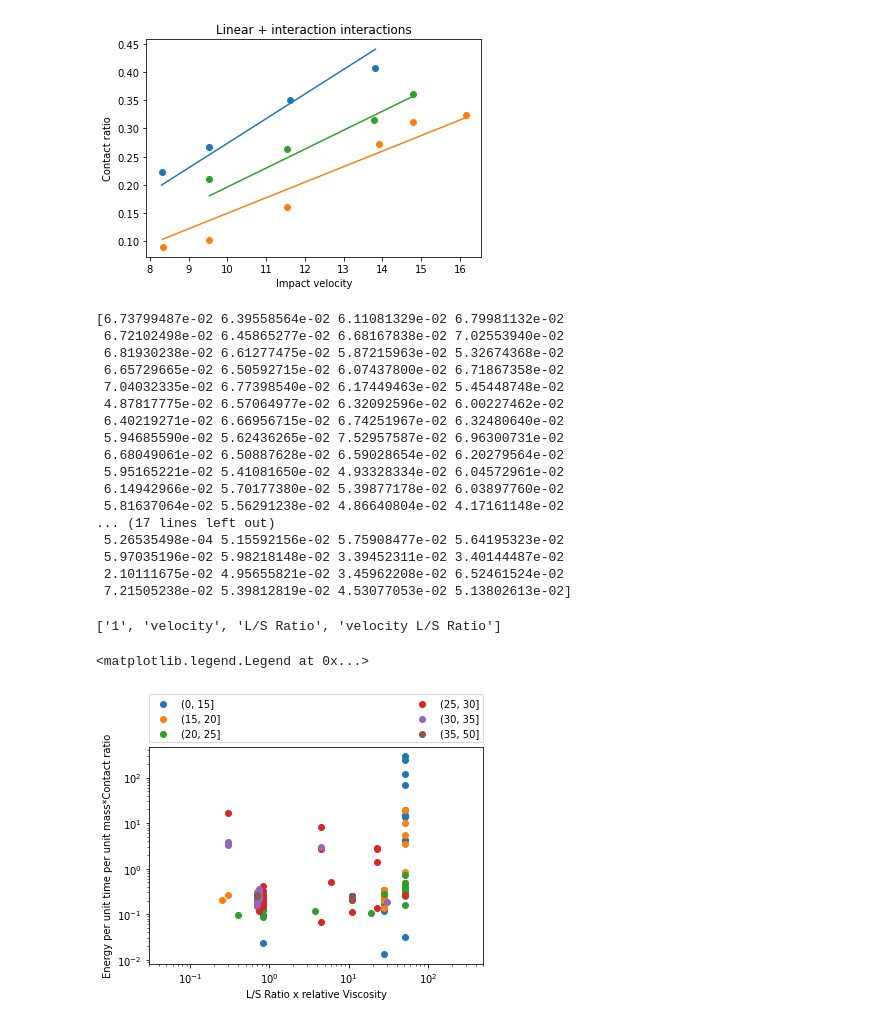
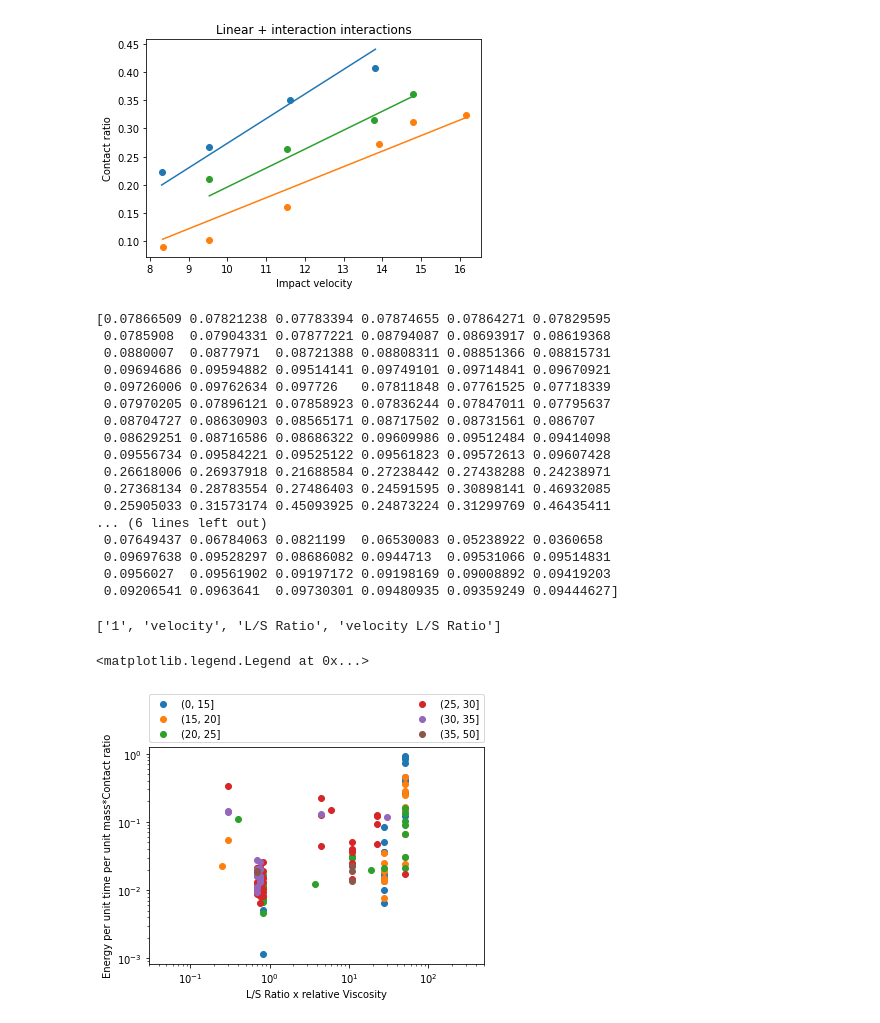
Before and after one commit to csampat/Physics-Constrained-Supervised-Autoencoders-, a Jupyter notebook: src/multivariateFit.ipynb, the cells around one changed output. Drawn from its saved outputs; the diff is of its cells as text; code cells hidden in the pictures.

Commit message:
updated rpm to per second in plot instead of per minute

```diff
--- a/src/multivariateFit.ipynb
+++ b/src/multivariateFit.ipynb
@@ -93,7 +94,7 @@ Text(0, 0.5, 'Contact ratio')
 [figure]
 # %%
 datafile = pd.read_csv('dataFiles/test_data1_WithOutputs_withCalculatedValues.csv')
-numer = (datafile['DetTorque']*datafile['RPM (1/s)']) / (datafile['FlowRate (kg/hr)']*datafile['DetMRT']*(datafile['Vol free']/datafile['Vol max']))
+numer = (datafile['DetTorque']*datafile['RPM (1/s)']) / (60*datafile['FlowRate (kg/hr)']*datafile['DetMRT']*(datafile['Vol free']/datafile['Vol max']))
 datafile['velocity'] = np.sqrt(2*np.array(numer))
 velocity = datafile['velocity']
 lsratio = datafile['L/S Ratio']
@@ -105,42 +106,43 @@ ratio = pre/(1-pre)
 print(ratio)
 poly1.get_feature_names(inputframes.columns)
 # %% [output]
-[6.73799487e-02 6.39558564e-02 6.11081329e-02 6.79981132e-02
- 6.72102498e-02 6.45865277e-02 6.68167838e-02 7.02553940e-02
- 6.81930238e-02 6.61277475e-02 5.87215963e-02 5.32674368e-02
- 6.65729665e-02 6.50592715e-02 6.07437800e-02 6.71867358e-02
- 7.04032335e-02 6.77398540e-02 6.17449463e-02 5.45448748e-02
- 4.87817775e-02 6.57064977e-02 6.32092596e-02 6.00227462e-02
- 6.40219271e-02 6.66956715e-02 6.74251967e-02 6.32480640e-02
- 5.94685590e-02 5.62436265e-02 7.52957587e-02 6.96300731e-02
- 6.68049061e-02 6.50887628e-02 6.59028654e-02 6.20279564e-02
- 5.95165221e-02 5.41081650e-02 4.93328334e-02 6.04572961e-02
- 6.14942966e-02 5.70177380e-02 5.39877178e-02 6.03897760e-02
- 5.81637064e-02 5.56291238e-02 4.86640804e-02 4.17161148e-02
-... (17 lines left out)
- 5.26535498e-04 5.15592156e-02 5.75908477e-02 5.64195323e-02
- 5.97035196e-02 5.98218148e-02 3.39452311e-02 3.40144487e-02
- 2.10111675e-02 4.95655821e-02 3.45962208e-02 6.52461524e-02
- 7.21505238e-02 5.39812819e-02 4.53077053e-02 5.13802613e-02]
+[0.07866509 0.07821238 0.07783394 0.07874655 0.07864271 0.07829595
+ 0.0785908  0.07904331 0.07877221 0.08794087 0.08693917 0.08619368
+ 0.0880007  0.0877971  0.08721388 0.08808311 0.08851366 0.08815731
+ 0.09694686 0.09594882 0.09514141 0.09749101 0.09714841 0.09670921
+ 0.09726006 0.09762634 0.097726   0.07811848 0.07761525 0.07718339
+ 0.07970205 0.07896121 0.07858923 0.07836244 0.07847011 0.07795637
+ 0.08704727 0.08630903 0.08565171 0.08717502 0.08731561 0.086707
+ 0.08629251 0.08716586 0.08686322 0.09609986 0.09512484 0.09414098
+ 0.09556734 0.09584221 0.09525122 0.09561823 0.09572613 0.09607428
+ 0.26618006 0.26937918 0.21688584 0.27238442 0.27438288 0.24238971
+ 0.27368134 0.28783554 0.27486403 0.24591595 0.30898141 0.46932085
+ 0.25905033 0.31573174 0.45093925 0.24873224 0.31299769 0.46435411
+... (6 lines left out)
+ 0.07649437 0.06784063 0.0821199  0.06530083 0.05238922 0.0360658
+ 0.09697638 0.09528297 0.08686082 0.0944713  0.09531066 0.09514831
+ 0.0956027  0.09561902 0.09197172 0.09198169 0.09008892 0.09419203
+ 0.09206541 0.0963641  0.09730301 0.09480935 0.09359249 0.09444627]
 ['1', 'velocity', 'L/S Ratio', 'velocity L/S Ratio']
 # %%
 fig,ax = plt.subplots()
 datafile['numer'] = numer*pre
 ranges = [0,15,20,25,30,35,50]
 groups = datafile.groupby(pd.cut(datafile['Extent of gran'],ranges))
 for val, group in groups:
     ax.scatter(group['L/S Ratio']*group['Binder Viscosity (mPa.s)'] / 0.001, group['numer'],label=val)
 plt.xlabel('L/S Ratio x relative Viscosity')
 plt.ylabel('Energy per unit time per unit mass*Contact ratio')
 plt.xscale("log")
 plt.yscale("log")
 plt.xlim([3e-2,500])
 plt.xticks([1e-1,1e0,1e1,1e2])
+plt.yticks([1e-3,1e-2,1e-1,1])
 ax.legend(bbox_to_anchor=(0., 1.02, 1., .102), loc='lower left',
            ncol=2, mode="expand", borderaxespad=0.)
 # %% [output]
 <matplotlib.legend.Legend at 0x...>
-[figure, old version]
+[figure, new version]
 # %%
 X_poly_new = poly.fit_transform(inputframes)
 pre = np.abs(clf.predict(X_poly_new))
```
Also changed, not shown: parts of 4 cells of this notebook.
